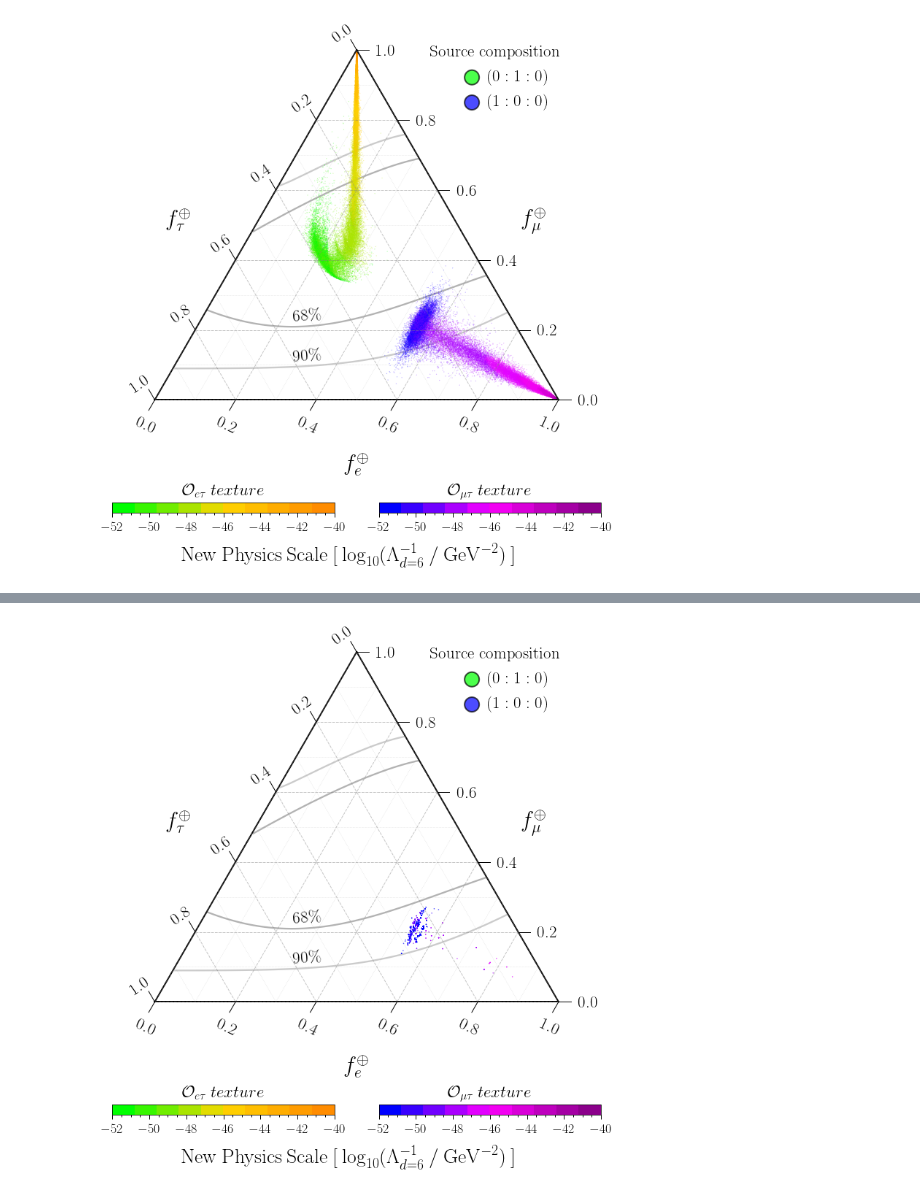
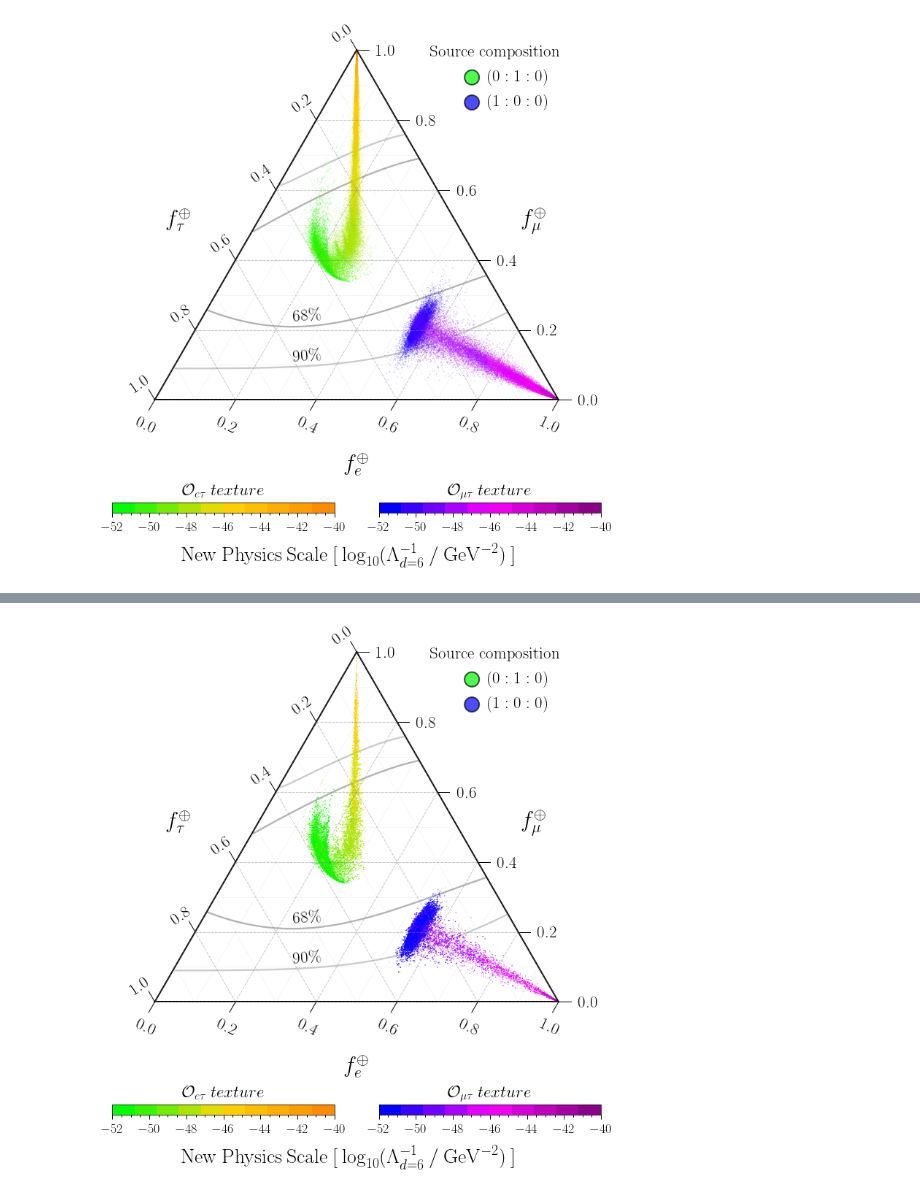
Before and after one commit to ShiveshM/GolemFlavor, a Jupyter notebook: plot_llh/trajectory.ipynb, the cells around one changed output, grey strips where cells are left out. Drawn from its saved outputs; the diff is of its cells as text; code cells hidden in the pictures.

```diff
--- a/plot_llh/trajectory.ipynb
+++ b/plot_llh/trajectory.ipynb
@@ -32,4 +32,14 @@ print s, r'-> [{0:6.3f} {1:6.3f} {2:6.3f}]'.format(*m), r'= [{0:6.3f} {1:6.3f}]'
 s = [1, 2, 0]
 m = fr_utils.u_to_fr(s, np.array(fr_utils.NUFIT_U, dtype=np.complex128))
 print s, r'-> [{0:6.3f} {1:6.3f} {2:6.3f}]'.format(*m), r'= [{0:6.3f} {1:6.3f}]'.format(*fr_utils.fr_to_angles(m))
+s = [0, 0, 1]
+m = fr_utils.u_to_fr(s, np.array(fr_utils.NUFIT_U, dtype=np.complex128))
+print s, r'-> [{0:6.3f} {1:6.3f} {2:6.3f}]'.format(*m), r'= [{0:6.3f} {1:6.3f}]'.format(*fr_utils.fr_to_angles(m))
+m = [0.26, 0.418, 0.322]
+print r'-> [{0:6.3f} {1:6.3f} {2:6.3f}]'.format(*m), r'= [{0:6.3f} {1:6.3f}]'.format(*fr_utils.fr_to_angles(m))
+print map(float, fr_utils.angles_to_fr(fr_utils.fr_to_angles(m)))
+m = [0.533, 0.230, 0.237]
+print r'-> [{0:6.3f} {1:6.3f} {2:6.3f}]'.format(*m), r'= [{0:6.3f} {1:6.3f}]'.format(*fr_utils.fr_to_angles(m))
+m = [0.206, 0.434, 0.361]
+print r'-> [{0:6.3f} {1:6.3f} {2:6.3f}]'.format(*m), r'= [{0:6.3f} {1:6.3f}]'.format(*fr_utils.fr_to_angles(m))
 # %% [output]
@@ -421,5 +491,9 @@ fig.savefig('./plots/fr_an_fe_trajectory.png', bbox_inches='tight', dpi=150)
 # %%
+MCMC_010_sc = np.load('./chains/mcmc_chain_DIM6_sfr_0_1_0_mfr_1_1_1_MixingScenario.T13.npy')[:,-1]
+MCMC_010_frs = np.load('./chains/mcmc_chain_DIM6_sfr_0_1_0_mfr_1_1_1_MixingScenario.T13_proc.npy')
+print MCMC_010_frs.shape
+
 MCMC_100_sc = np.load('./chains/mcmc_chain_DIM6_sfr_1_0_0_mfr_1_1_1_MixingScenario.T23.npy')[:,-1]
-MCMC_100_frs = np.load('./chains/mcmc_chain_DIM6_sfr_1_0_0_mfr_1_1_1_MixingScenario.T23_')
-print MCMC_100.shape
+MCMC_100_frs = np.load('./chains/mcmc_chain_DIM6_sfr_1_0_0_mfr_1_1_1_MixingScenario.T23_proc.npy')
+print MCMC_100_frs.shape
 # %% [output]
@@ -429,3 +502,12 @@ color_MCMC_100 = map(alp, map(cmap_100, map(norm, MCMC_100_sc)))
+# %%
+#min_scale = np.min(MCMC_100_sc)
+#max_scale = np.max(MCMC_100_sc)
+min_scale = -52
+max_scale = -40
+norm = mpl.colors.Normalize(vmin=min_scale, vmax=max_scale)
+
+color_MCMC_100 = map(alp, map(cmap_100, map(norm, MCMC_100_sc)))
+color_MCMC_010 = map(alp, map(cmap_010, map(norm, MCMC_010_sc)))
 # %%
 # Figure
 fig = plt.figure(figsize=(12, 12))
@@ -435,8 +517,6 @@ gs.update(hspace=0.3, wspace=0.15)
 
 ax = fig.add_subplot(gs[0])
 ax.set_aspect('equal')
-
-norm = mpl.colors.Normalize(vmin=min_scale, vmax=max_scale)
 
 # Boundary and Gridlines
 scale = 1
@@ -475,8 +555,8 @@ marker_style = dict(
 )
 
 # Trajectories
-#tax.scatter(T13_010[:,:-1], marker='o', s=0.03, color=color_010)
-tax.scatter(MCMC_100_frs, marker='o', s=0.3, color=color_MCMC_100)
+tax.scatter(MCMC_010_frs, marker='o', s=0.03, color=color_MCMC_010)
+tax.scatter(MCMC_100_frs, marker='o', s=0.03, color=color_MCMC_100)
 
 # Text
 #ax.text(0.63, 0.46, r'$\mathcal{O}_{e\mu}$', fontsize=fontsize,
@@ -509,31 +589,31 @@ legend.get_frame().set_linestyle('-')
 # Colorbar
 gs00 = gridspec.GridSpecFromSubplotSpec(1, 2, subplot_spec=gs[1])
 ax0 = fig.add_subplot(gs00[0])
 cb = mpl.colorbar.ColorbarBase(ax0, cmap=cmap_010, norm=norm, orientation='horizontal')
 cb.ax.tick_params(labelsize=fontsize-5)
 ax0.text(0.5, 2, r'$\mathcal{O}_{e\tau}\:texture$', fontsize=fontsize,
          rotation=0, verticalalignment='center', horizontalalignment='center')
 
 
 ax1 = fig.add_subplot(gs00[1])
 cb = mpl.colorbar.ColorbarBase(ax1, cmap=cmap_100, norm=norm, orientation='horizontal')
 cb.ax.tick_params(labelsize=fontsize-5)
 #cb.set_label(r'${\rm New\:Physics\:Scale}\:[\:{\rm log}_{10} (\Lambda^{-1}_{d=6}\:/\:{\rm GeV}^{-2})\: ]$',
 #            fontsize=fontsize+5, labelpad=20, horizontalalignment='left')
 ax1.text(0.5, 2, r'$\mathcal{O}_{\mu\tau}\:texture$', fontsize=fontsize,
          rotation=0, verticalalignment='center', horizontalalignment='center')
 
 fig.text(0.5, 0.038, r'${\rm New\:Physics\:Scale}\:[\:{\rm log}_{10} (\Lambda^{-1}_{d=6}\:/\:{\rm GeV}^{-2})\: ]$',
          fontsize=fontsize+5, horizontalalignment='center')
 
 # Set ticks
 tax.ticks(axis='blr', multiple=scale/5., linewidth=1, offset=0.03,
           fontsize=fontsize, tick_formats='%.1f')
 
 tax._redraw_labels()
 
 # save
 #fig.savefig('./plots/fr_trajectory.png', bbox_inches='tight', dpi=150)
 #fig.savefig('./plots/fr_trajectory.pdf', bbox_inches='tight', dpi=150)
 # %% [output]
-[figure, old version]
+[figure, new version]
```
Also changed, not shown: parts of 11 cells of this notebook, 9 other files.
